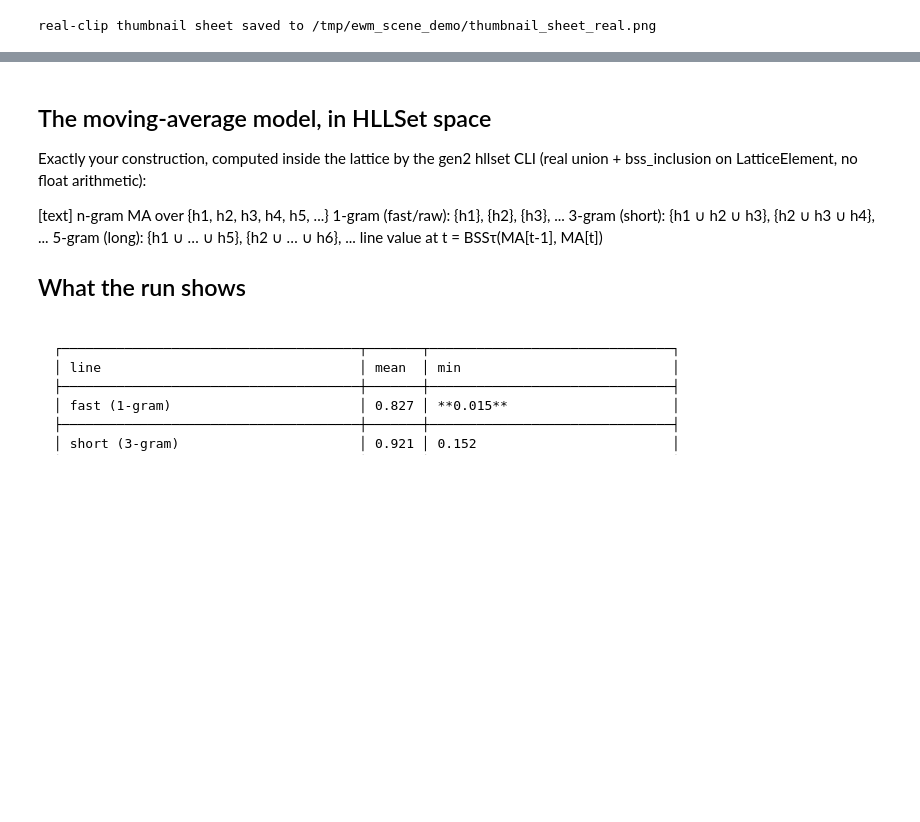
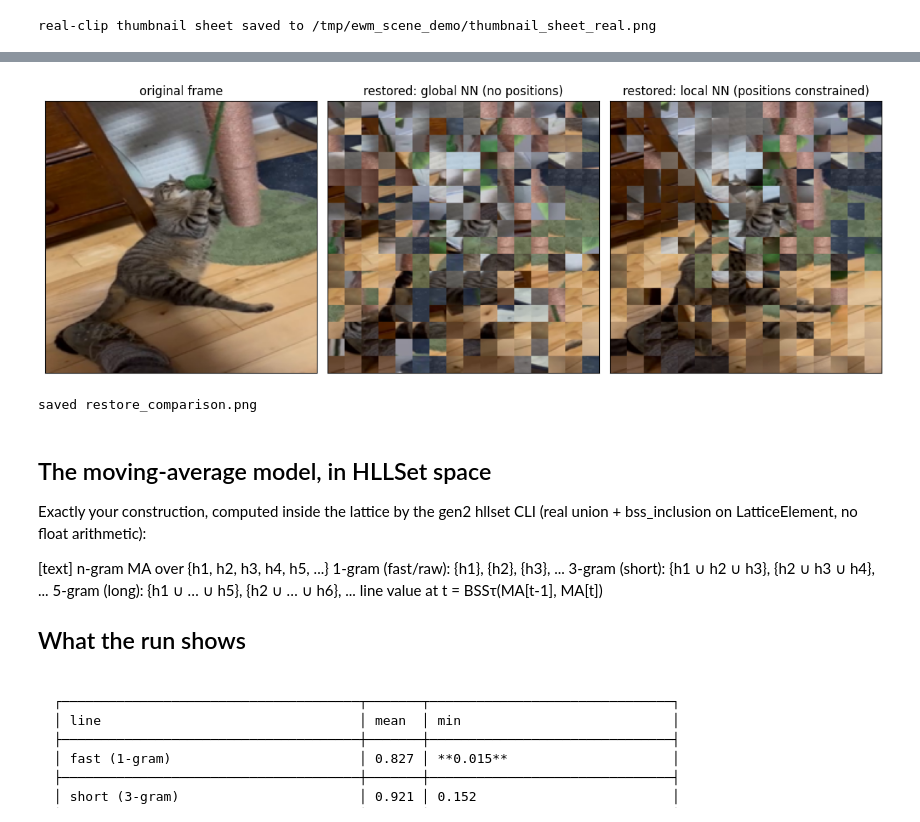
Before and after one commit to alexmy21/ewm-app-scene-analytics, a Jupyter notebook: notebooks/01_vllm_scene_change_hllset.ipynb, the cells around one changed output, grey strips where cells are left out. Cells and saved outputs as stored; diff of their text form; code cells hidden in the pictures; blank space fills up the shorter version.

```diff
--- a/notebooks/01_vllm_scene_change_hllset.ipynb
+++ b/notebooks/01_vllm_scene_change_hllset.ipynb
@@ -748,3 +816,62 @@ real-clip thumbnail sheet saved to /tmp/ewm_scene_demo/thumbnail_sheet_real.png
+# %%
+# ── 17. Pixel restoration needs positions + a decoder ──────────────────────
+# The HLLSet has no positions; the codebook gives a feature vector per token.
+# We decode each patch by pasting the clip patch whose feature is nearest to
+# the token's codebook anchor.
+torch.manual_seed(0)
+anchors = F.normalize(torch.randn(CODEBOOK_SIZE, rp.shape[-1]), dim=-1)
+pal = rp.reshape(-1, rp.shape[-1])                    # all real-clip patches
+pal_n = F.normalize(pal, dim=-1)
+ids = torch.tensor([int(t[3:]) for t in true_tokens])
+A = F.normalize(anchors[ids], dim=-1)
+
+PX = 14
+pal_imgs = []
+for name in real_names:
+    im = np.array(Image.open(f"{WORK}/frames_real/{name}").convert("RGB").resize((224, 224)))
+    pal_imgs.append(im.reshape(16, PX, 16, PX, 3).transpose(0, 2, 1, 3, 4).reshape(-1, PX, PX, 3))
+pal_pix = np.concatenate(pal_imgs, axis=0)            # (N*256, 14, 14, 3)
+
+# (a) global NN: each patch may come from anywhere in the clip
+sim = A @ pal_n.T
+nn = sim.argmax(dim=-1).numpy()
+collage_global = np.zeros((224, 224, 3), dtype=np.uint8)
+for p, n in enumerate(nn):
+    r, c = divmod(p, 16)
+    collage_global[r*PX:(r+1)*PX, c*PX:(c+1)*PX] = pal_pix[n]
+
+# (b) local NN: palette restricted to the same 5x5 spatial neighbourhood
+R = 2
+grid_r = np.tile(np.arange(16)[:, None], (1, 16)).ravel()
+grid_c = np.tile(np.arange(16)[None, :], (16, 1)).ravel()
+collage_local = np.zeros((224, 224, 3), dtype=np.uint8)
+for p in range(256):
+    ok = (np.abs(grid_r - grid_r[p]) <= R) & (np.abs(grid_c - grid_c[p]) <= R)
+    s = (A[p] @ pal_n.T).reshape(len(real_names), 256)
+    best = (-1e9, -1)
+    for f in range(len(real_names)):
+        sf = s[f][ok]
+        j = int(sf.argmax()); v = float(sf[j])
+        if v > best[0]:
+            best = (v, f * 256 + int(np.where(ok)[0][j]))
+    r, c = divmod(p, 16)
+    collage_local[r*PX:(r+1)*PX, c*PX:(c+1)*PX] = pal_pix[best[1]]
+
+Image.fromarray(collage_global).save(f"{WORK}/restore_nn_global.png")
+Image.fromarray(collage_local).save(f"{WORK}/restore_nn_local.png")
+
+fig, axes = plt.subplots(1, 3, figsize=(12, 4.2))
+axes[0].imshow(frame_img); axes[0].set_title("original frame")
+axes[0].set_xticks([]); axes[0].set_yticks([])
+axes[1].imshow(collage_global); axes[1].set_title("restored: global NN (no positions)")
+axes[1].set_xticks([]); axes[1].set_yticks([])
+axes[2].imshow(collage_local); axes[2].set_title("restored: local NN (positions constrained)")
+axes[2].set_xticks([]); axes[2].set_yticks([])
+plt.tight_layout(); plt.savefig(f"{WORK}/restore_comparison.png", dpi=110); plt.show()
+print("saved restore_comparison.png")
+# %% [output]
+[figure, added]
+saved restore_comparison.png
 # %% [markdown]
 ## The moving-average model, in HLLSet space
 
```
Also changed, not shown: parts of 3 cells of this notebook, 1 other file.
